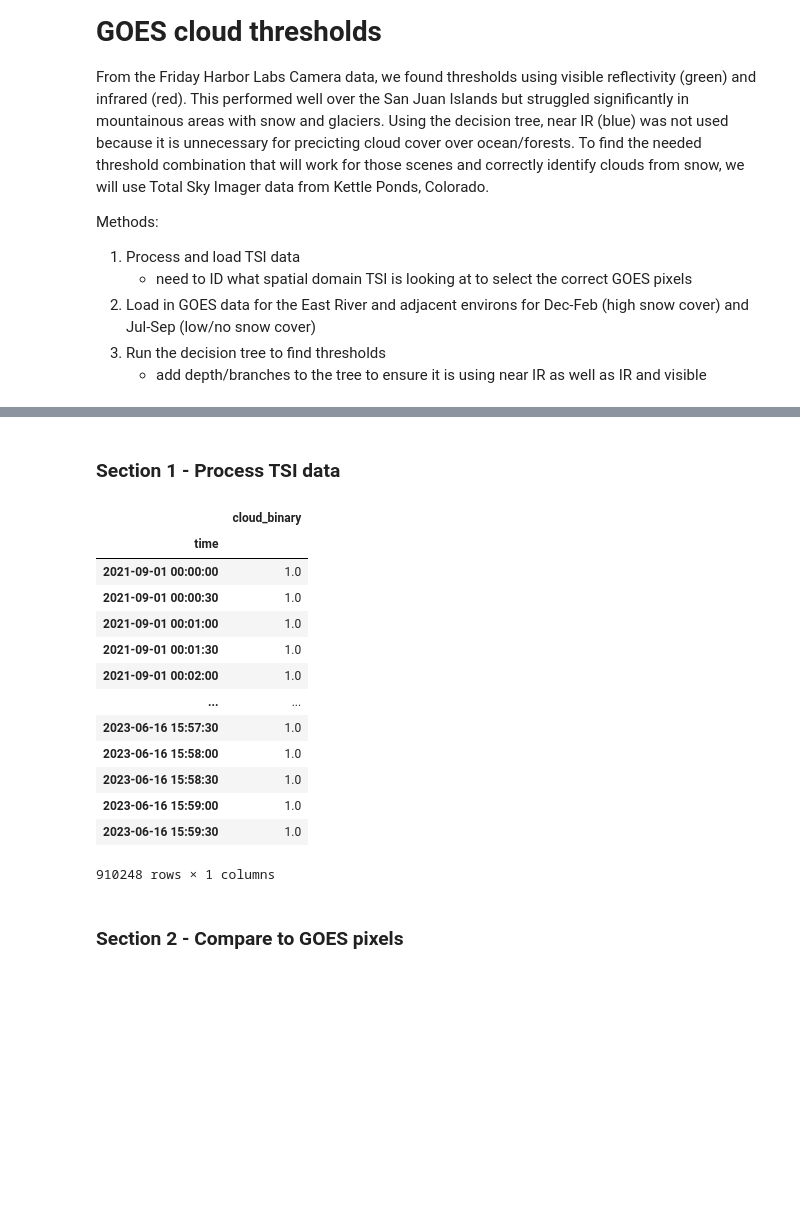
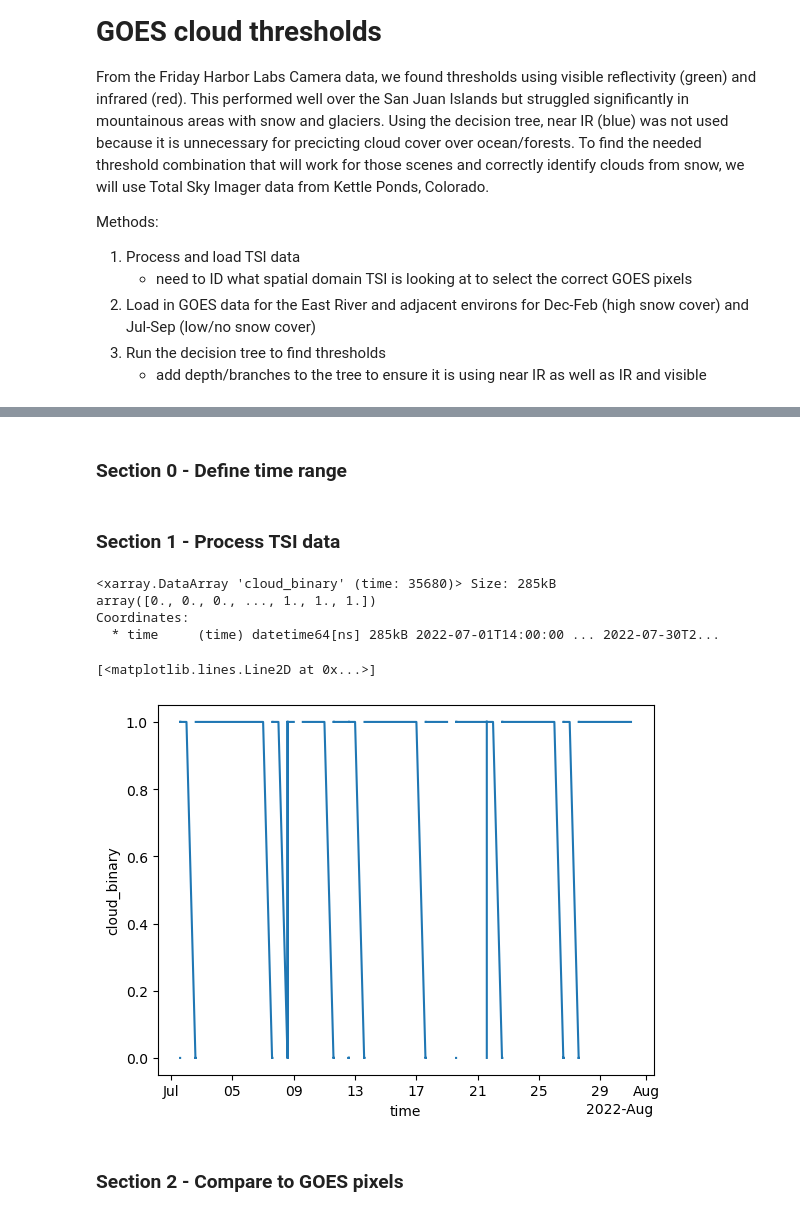
Before and after one commit to clinton-alden/goes_clouds, a Jupyter notebook: analysis/06_tsi_goes_comparison.ipynb, the cells around one changed output, grey strips where cells are left out. Drawn from its saved outputs; the diff is of its cells as text; code cells hidden in the pictures; blank space fills up the shorter version.

```diff
--- a/analysis/06_tsi_goes_comparison.ipynb
+++ b/analysis/06_tsi_goes_comparison.ipynb
@@ -21,32 +48,38 @@ from sklearn.metrics import classification_report, accuracy_score
+# %% [markdown]
+### Section 0 - Define time range
+# %%
+start_time = "2022-07-01"
+end_time = "2022-07-31"
+
+# Convert start_time and end_time to numpy.datetime64
+start_time = np.datetime64(start_time)
+end_time = np.datetime64(end_time)
 # %% [markdown]
 ### Section 1 - Process TSI data
 # %%
 tsi_ds = xr.open_dataset('/storage/cdalden/goes/surface_obs/total_sky_imager/tsi_skycover_20210901_20230616.nc')
+
+# Select time range and filter between hour 14 and 21 UTC in one step
+tsi_ds = tsi_ds.sel(
+    time=tsi_ds['time'].where(
+        (tsi_ds['time'] >= start_time) &
+        (tsi_ds['time'] <= end_time) &
+        (tsi_ds['time'].dt.hour >= 14)
+    ).dropna('time')
+)
 
 # Create a new cloud binary variable
 tsi_ds['cloud_binary'] = xr.where(
     tsi_ds['percent_opaque'] > 0.75, 1,  # Cloudy: Set to 1 when > 0.75
     xr.where(
-        (tsi_ds['percent_opaque'] >= 0) & (tsi_ds['percent_opaque'] < 0.25), 0,  # Clear: Set to 0 when >= 0 and < 0.25
+        (tsi_ds['percent_opaque'] >= 0) & (tsi_ds['percent_opaque'] < 0.50), 0,  # Clear: Set to 0 when >= 0 and < 0.25
         np.nan  # Otherwise, set to NaN (nighttime and mixed cloud cover)
     )
 )
 
-tsi_clouds_df = tsi_ds['cloud_binary'].to_dataframe()
-
-tsi_clouds_df
+tsi_ds.cloud_binary
 # %% [output]
-|  | cloud_binary |
-| time |  |
-| 2021-09-01 00:00:00 | 1.0 |
-| 2021-09-01 00:00:30 | 1.0 |
-| 2021-09-01 00:01:00 | 1.0 |
-| 2021-09-01 00:01:30 | 1.0 |
-| 2021-09-01 00:02:00 | 1.0 |
-| ... | ... |
-| 2023-06-16 15:57:30 | 1.0 |
-| 2023-06-16 15:58:00 | 1.0 |
-| 2023-06-16 15:58:30 | 1.0 |
-| 2023-06-16 15:59:00 | 1.0 |
-| 2023-06-16 15:59:30 | 1.0 |
-910248 rows × 1 columns
+<xarray.DataArray 'cloud_binary' (time: 35680)> Size: 285kB
+array([0., 0., 0., ..., 1., 1., 1.])
+Coordinates:
+  * time     (time) datetime64[ns] 285kB 2022-07-01T14:00:00 ... 2022-07-30T2...
@@ -57,2 +86,7 @@ tsi_ds_2022 = tsi_ds.sel(time=slice('2022-11-01', '2022-12-31'))
+# %%
+tsi_ds.cloud_binary.plot()
+# %% [output]
+[<matplotlib.lines.Line2D at 0x...>]
+[figure, added]
 # %% [markdown]
 ### Section 2 - Compare to GOES pixels
```
Also changed, not shown: parts of 19 cells of this notebook.
